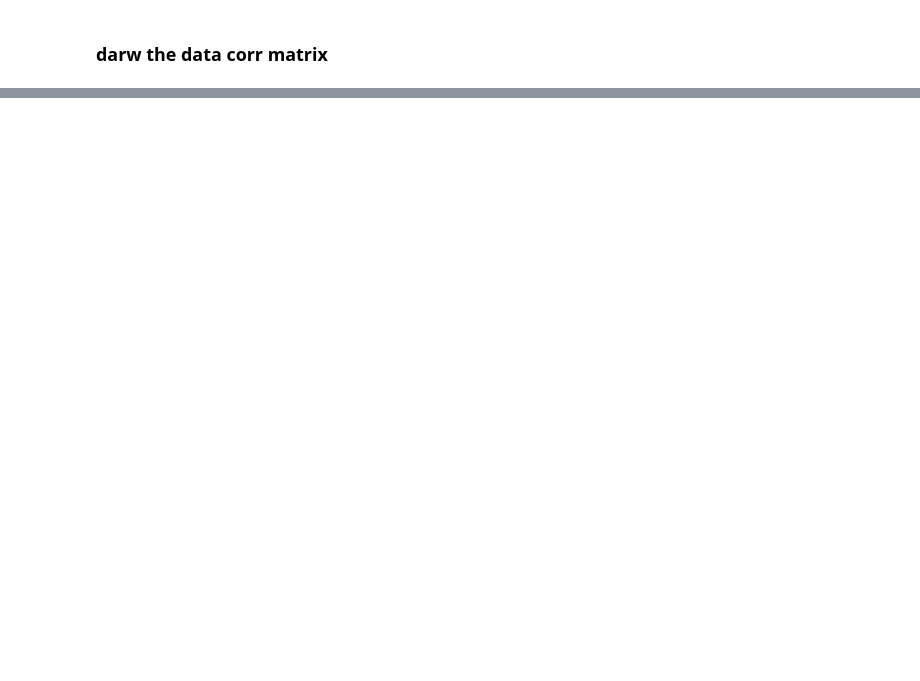
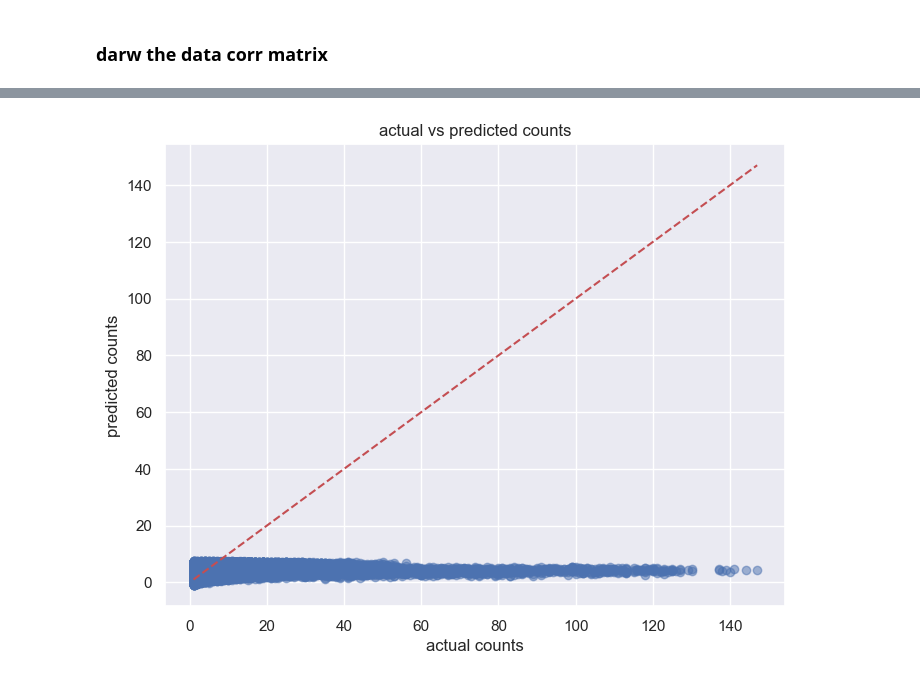
Before and after one commit to ChenZhu50/Trajectory_Research, a Jupyter notebook: NewYorkBikeShare2016/NewYork_2016.ipynb, the cells around one changed output, grey strips where cells are left out. Drawn from its saved outputs; the diff is of its cells as text; code cells hidden in the pictures; blank space fills up the shorter version.

Commit message:
new york 2016 linear regression modle fit

```diff
--- a/NewYorkBikeShare2016/NewYork_2016.ipynb
+++ b/NewYorkBikeShare2016/NewYork_2016.ipynb
@@ -470,0 +512,33 @@ Error:
+# %%
+from sklearn.preprocessing import LabelEncoder
+
+le = LabelEncoder()
+X['startstationid'] = le.fit_transform(X['startstationid'])
+# %%
+from sklearn.model_selection import train_test_split
+
+# 按时间顺序分割，避免数据泄漏
+train_size = int(len(X) * 0.8)
+X_train = X.iloc[:train_size]
+X_test = X.iloc[train_size:]
+y_train = y.iloc[:train_size]
+y_test = y.iloc[train_size:]
+# %%
+from sklearn.preprocessing import StandardScaler
+
+numerical_features = ['temp', 'feelslike', 'humidity', 'snowdepth', 'windspeed', 'visibility']
+
+scaler = StandardScaler()
+X_train[numerical_features] = scaler.fit_transform(X_train[numerical_features])
+X_test[numerical_features] = scaler.transform(X_test[numerical_features])
+# %%
+from sklearn.linear_model import LinearRegression
+
+# 初始化模型
+model = LinearRegression()
+
+# 训练模型
+model.fit(X_train, y_train)
+
+# 进行预测
+y_pred = model.predict(X_test)
@@ -470,0 +579,11 @@ Error:
+# %%
+# 假设你已经有 y_test 和 y_pred
+plt.figure(figsize=(8, 6))
+plt.scatter(y_test, y_pred, alpha=0.5)
+plt.plot([y_test.min(), y_test.max()], [y_test.min(), y_test.max()], 'r--')  # 45度参考线
+plt.xlabel('actual counts')
+plt.ylabel('predicted counts')
+plt.title('actual vs predicted counts')
+plt.show()
+# %% [output]
+[figure, added]
```
Also changed, not shown: parts of 61 cells of this notebook, 1 other file.
